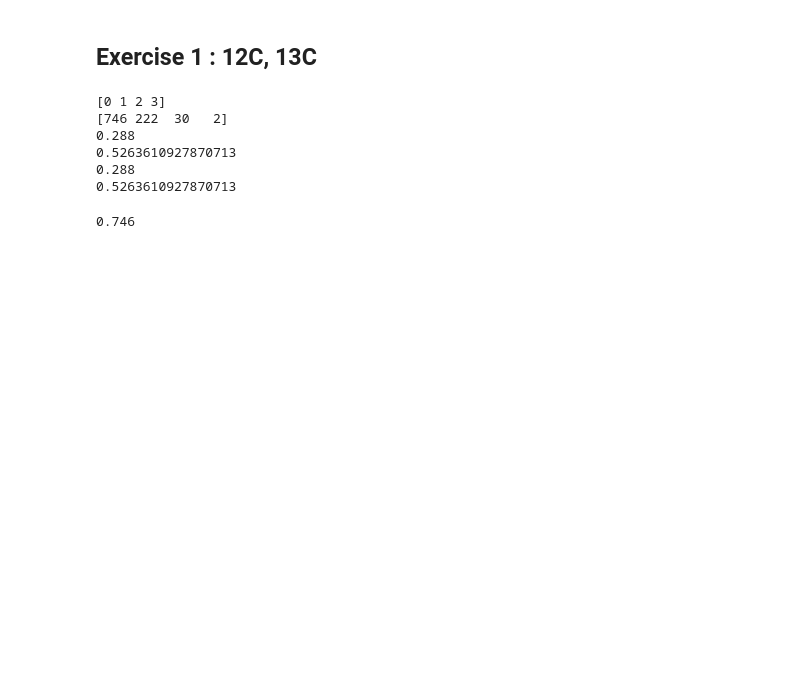
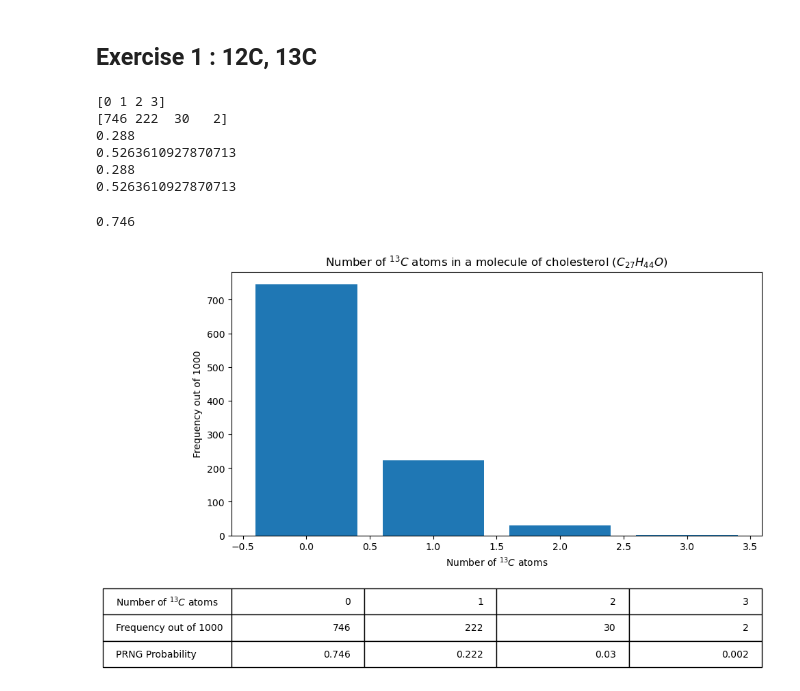
Before and after one commit to SPS-SP2273/learning-portfolio-Jedidiah2, a Jupyter notebook: random numbers/random_numbers_(need).ipynb, the cells around one changed output. Cells and saved outputs as stored; diff of their text form; code cells hidden in the pictures; blank space fills up the shorter version.

Commit message:
Update random_numbers_(need).ipynb
Completed

```diff
--- a/random numbers/random_numbers_(need).ipynb
+++ b/random numbers/random_numbers_(need).ipynb
@@ -263,3 +263,14 @@ p_of_C13 = (C13_no_f/repeats)
 print(p_of_C13[0])
 # %% [output]
 0.746
+# %%
+plt.bar(C13_no,C13_no_f)
+plt.title('Number of $^{13}C$ atoms in a molecule of cholesterol ($C_{27}H_{44}O$)')
+plt.xlabel('Number of $^{13}C$ atoms')
+plt.ylabel(f'Frequency out of {repeats}')
+plt.table([C13_no,C13_no_f,C13_no_f/repeats],
+          rowLabels=['Number of $^{13}C$ atoms',f'Frequency out of {repeats}','PRNG Probability'],
+          bbox=[0,-0.5,1,0.3])
+plt.show()
+# %% [output]
+[figure, added]
```
Also changed, not shown: parts of 10 cells of this notebook.
